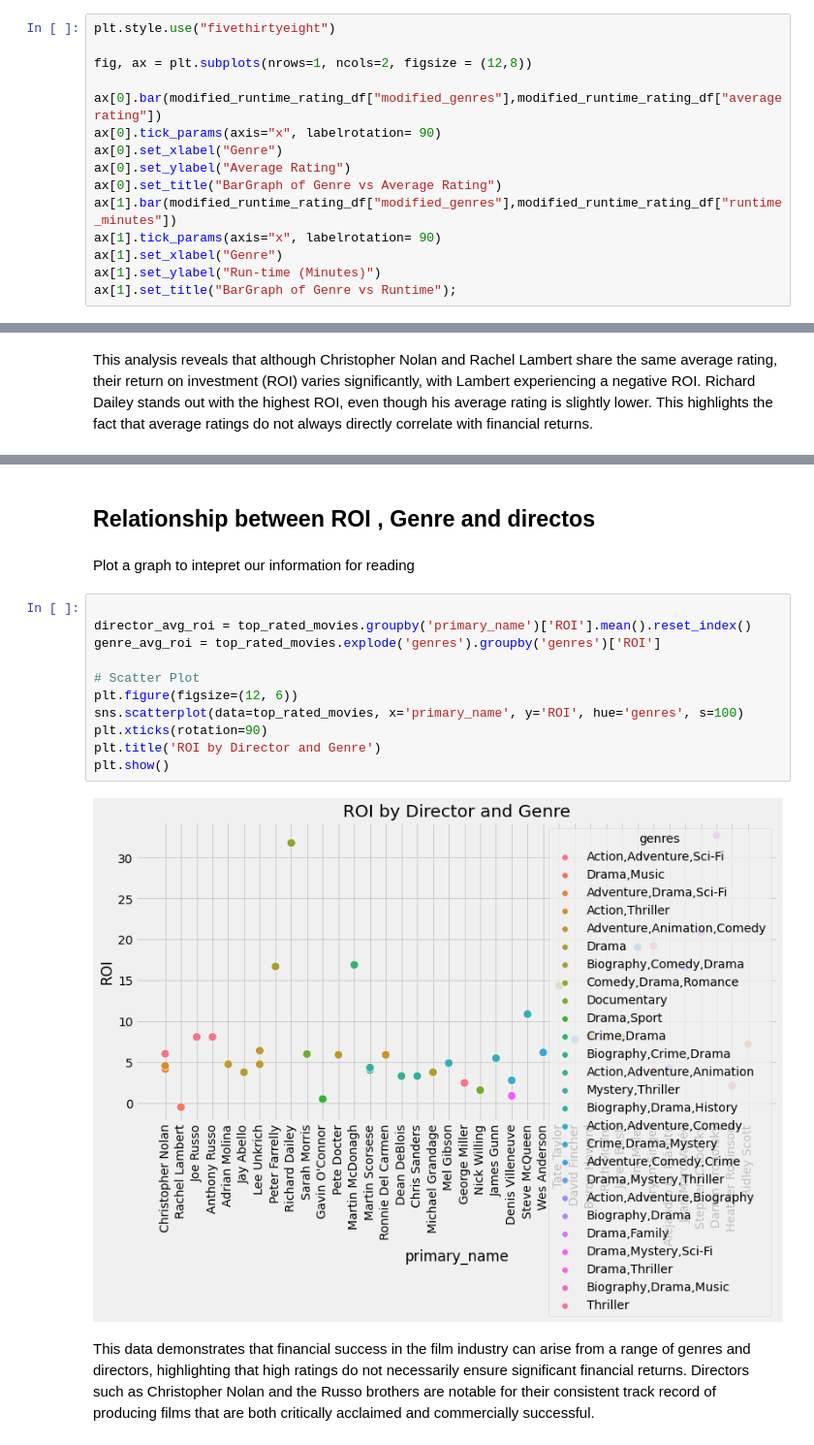
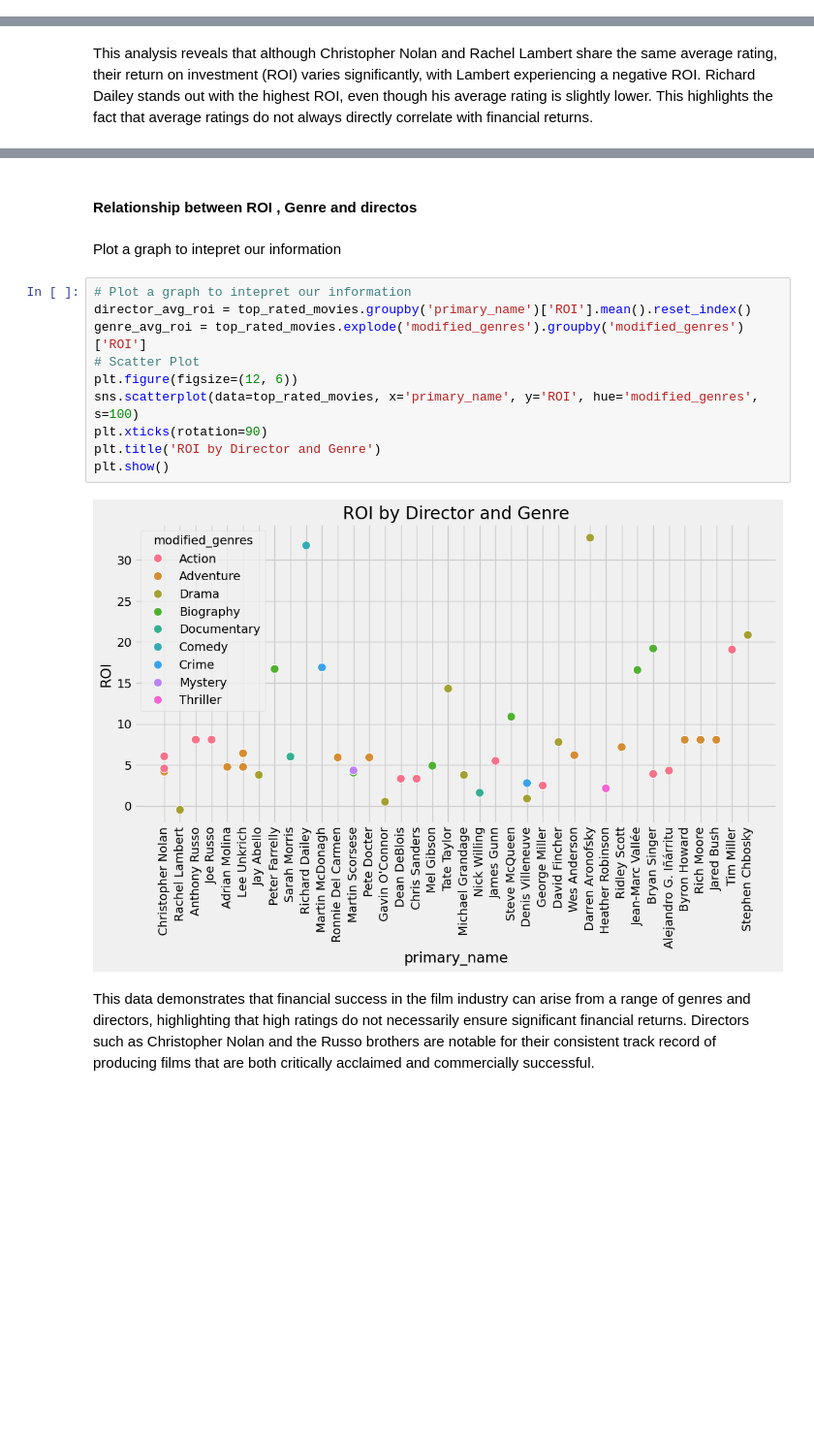
Before and after one commit to lilanhenry/phase2_group8_project, a Jupyter notebook: student.ipynb, the cells around one changed output, grey strips where cells are left out. Shown at 97% size. Cells and saved outputs as stored; diff of their text form; blank space fills up the shorter version.

```diff
--- a/student.ipynb
+++ b/student.ipynb
@@ -622,17 +624,2 @@ ax[1].set_title("BarGraph of Genre vs Runtime");
 # %% [output]
 [figure]
-# %%
-plt.style.use("fivethirtyeight")
-
-fig, ax = plt.subplots(nrows=1, ncols=2, figsize = (12,8))
-
-ax[0].bar(modified_runtime_rating_df["modified_genres"],modified_runtime_rating_df["averagerating"])
-ax[0].tick_params(axis="x", labelrotation= 90)
-ax[0].set_xlabel("Genre")
-ax[0].set_ylabel("Average Rating")
-ax[0].set_title("BarGraph of Genre vs Average Rating")
-ax[1].bar(modified_runtime_rating_df["modified_genres"],modified_runtime_rating_df["runtime_minutes"])
-ax[1].tick_params(axis="x", labelrotation= 90)
-ax[1].set_xlabel("Genre")
-ax[1].set_ylabel("Run-time (Minutes)")
-ax[1].set_title("BarGraph of Genre vs Runtime");
@@ -1024,20 +1017,19 @@ top_rated_movies.head()
 # %% [markdown]
-## Relationship between ROI , Genre and directos
+#### Relationship between ROI , Genre and directos
 # %% [markdown]
-Plot a graph to intepret our information for reading
+Plot a graph to intepret our information
 # %%
-
+# Plot a graph to intepret our information
 director_avg_roi = top_rated_movies.groupby('primary_name')['ROI'].mean().reset_index()
-genre_avg_roi = top_rated_movies.explode('genres').groupby('genres')['ROI']
-
+genre_avg_roi = top_rated_movies.explode('modified_genres').groupby('modified_genres')['ROI']
 # Scatter Plot
 plt.figure(figsize=(12, 6))
-sns.scatterplot(data=top_rated_movies, x='primary_name', y='ROI', hue='genres', s=100)
+sns.scatterplot(data=top_rated_movies, x='primary_name', y='ROI', hue='modified_genres', s=100)
 plt.xticks(rotation=90)
 plt.title('ROI by Director and Genre')
 plt.show()
 # %% [output]
-[figure, old version]
+[figure, new version]
 # %% [markdown]
 This data demonstrates that financial success in the film industry can arise from a range of genres and directors, highlighting that high ratings do not necessarily ensure significant financial returns. Directors such as Christopher Nolan and the Russo brothers are notable for their consistent track record of producing films that are both critically acclaimed and commercially successful.
 # %% [markdown]
```
Also changed, not shown: parts of 69 cells of this notebook, 1 other file.
